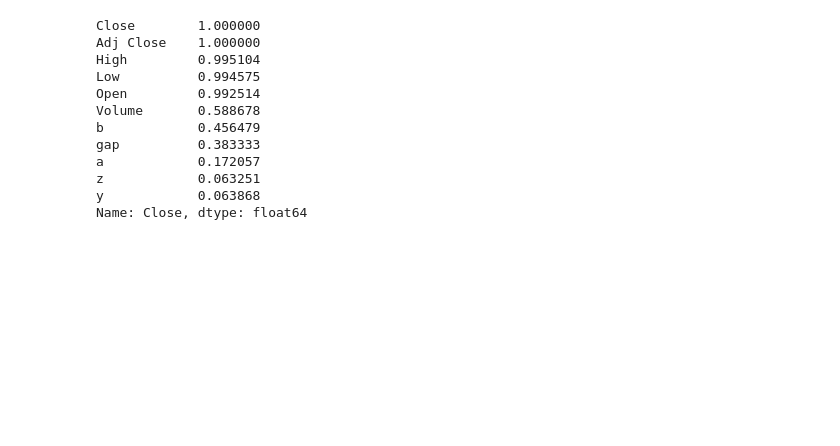
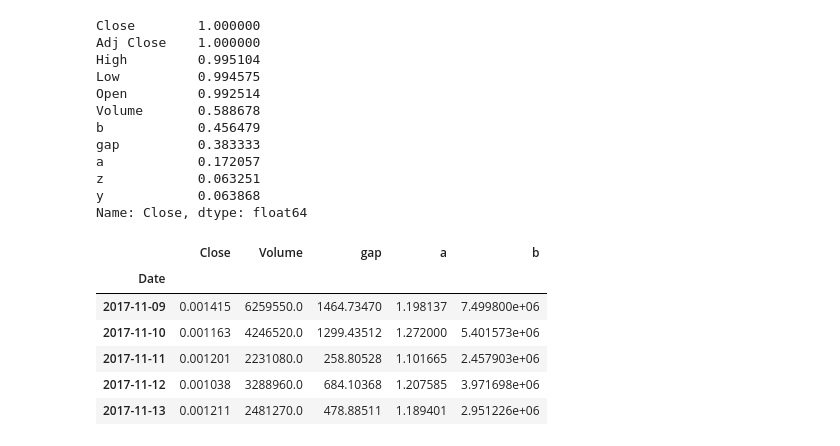
Before and after one commit to santr4/ml_projects, a Jupyter notebook: Dogecoin Price Prediction/Dogecoin_Price_Prediction.ipynb, the cells around one changed output. Cells and saved outputs as stored; diff of their text form; code cells hidden in the pictures; blank space fills up the shorter version.

```diff
--- a/Dogecoin Price Prediction/Dogecoin_Price_Prediction.ipynb
+++ b/Dogecoin Price Prediction/Dogecoin_Price_Prediction.ipynb
@@ -151,3 +151,14 @@ a            0.172057
 z            0.063251
 y            0.063868
 Name: Close, dtype: float64
+# %%
+df = df[['Close','Volume','gap','a','b']]
+df.head()
+# %% [output]
+|  | Close | Volume | gap | a | b |
+| Date |  |  |  |  |  |
+| 2017-11-09 | 0.001415 | 6259550.0 | 1464.73470 | 1.198137 | 7.499800e+06 |
+| 2017-11-10 | 0.001163 | 4246520.0 | 1299.43512 | 1.272000 | 5.401573e+06 |
+| 2017-11-11 | 0.001201 | 2231080.0 | 258.80528 | 1.101665 | 2.457903e+06 |
+| 2017-11-12 | 0.001038 | 3288960.0 | 684.10368 | 1.207585 | 3.971698e+06 |
+| 2017-11-13 | 0.001211 | 2481270.0 | 478.88511 | 1.189401 | 2.951226e+06 |
```
